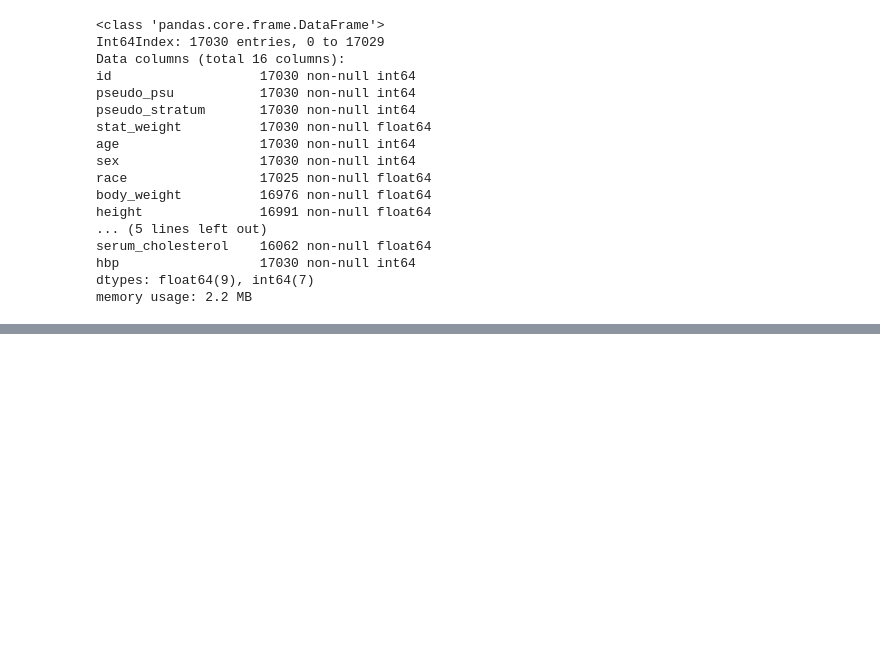
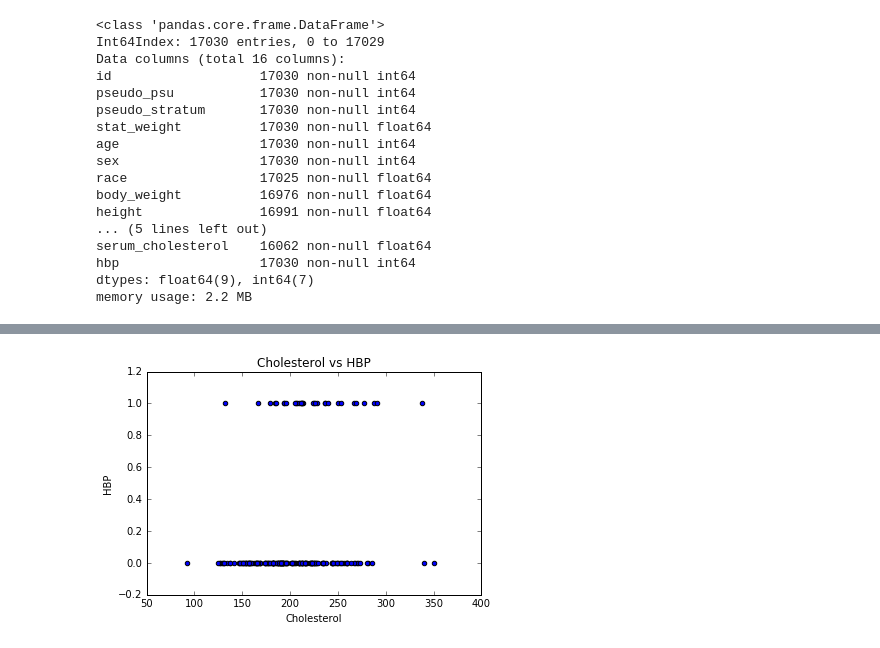
Before and after one commit to febielgiva/High-Blood-Pressure-Predictor-Machine-Learning, a Jupyter notebook: Hypertension Predictor.ipynb, the cells around one changed output, grey strips where cells are left out. Drawn from its saved outputs; the diff is of its cells as text; code cells hidden in the pictures; blank space fills up the shorter version.

```diff
--- a/Hypertension Predictor.ipynb
+++ b/Hypertension Predictor.ipynb
@@ -195,0 +349,8 @@ Name: smoking, dtype: float64>
+# %%
+plt.scatter(total_data[:200, 6], total_data[:200, -1])
+plt.title('Cholesterol vs HBP')
+plt.ylabel('HBP')
+plt.xlabel('Cholesterol')
+plt.show()
+# %% [output]
+[figure, added]
```
Also changed, not shown: parts of 98 cells of this notebook, 2 other files.
